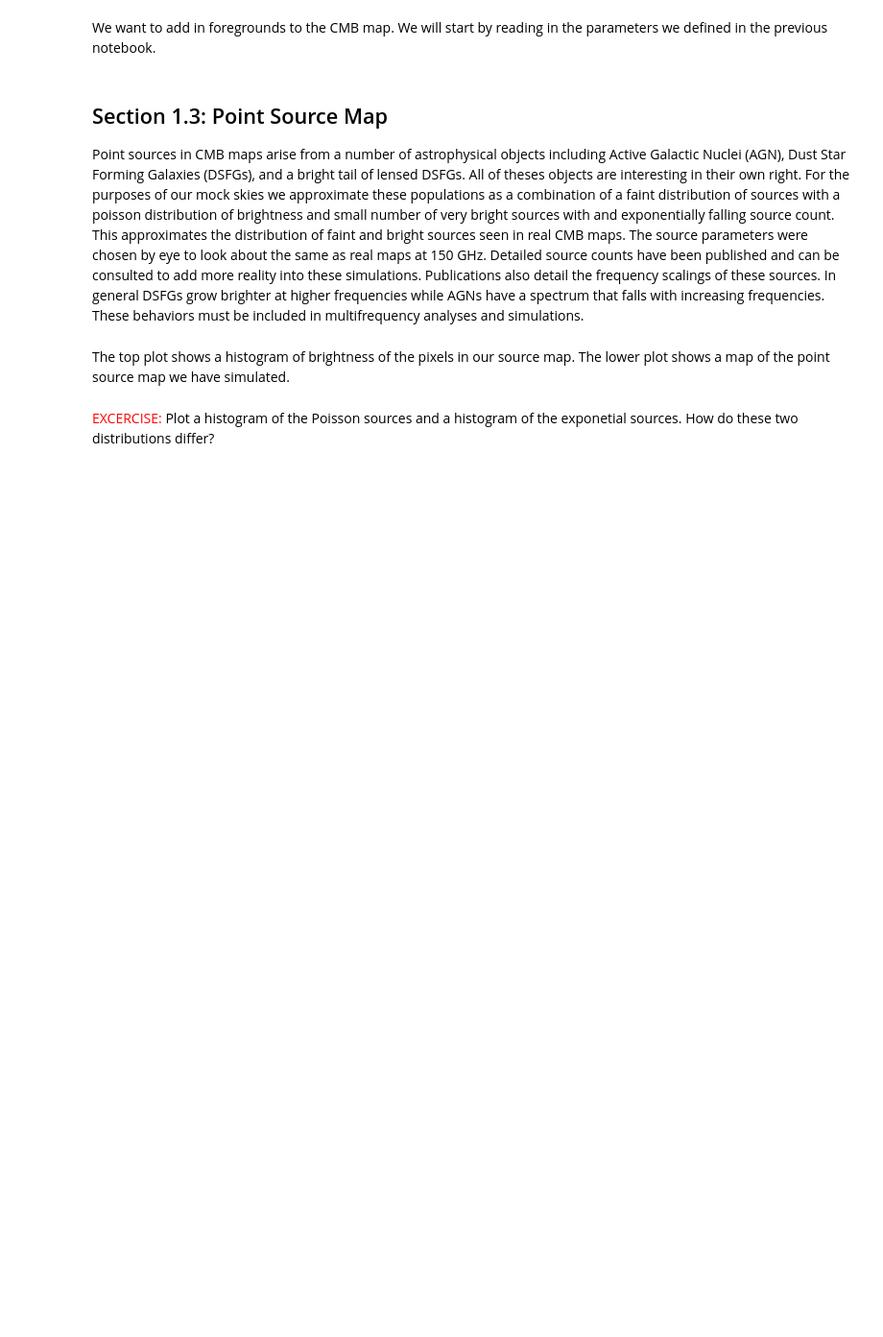
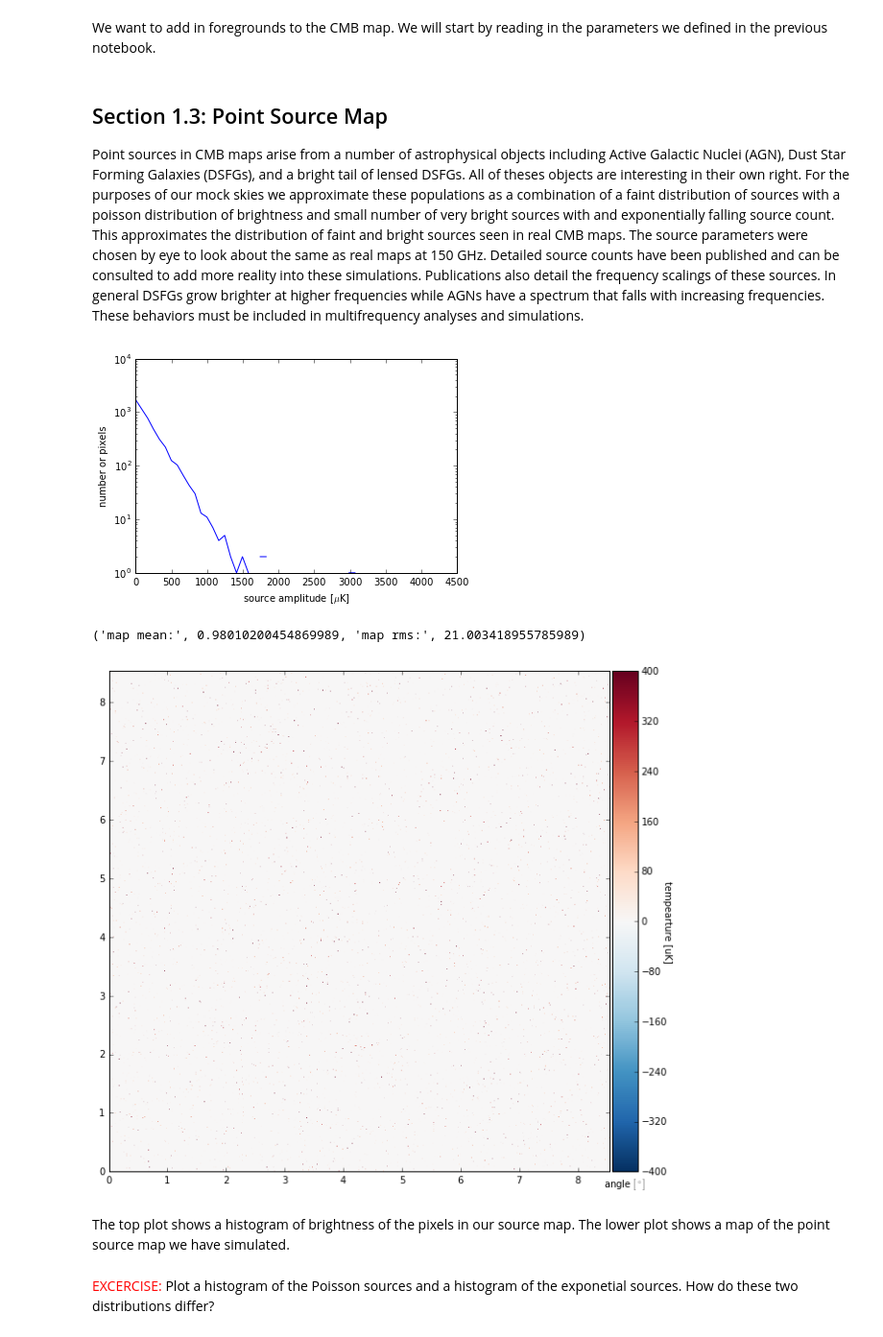
Before and after one commit to jeffmcm1977/CMBAnalysis_SummerSchool, a Jupyter notebook: CMB_Analysis_Summer_School_PartTwo.ipynb, the cells around one changed output. Shown at 96% size. Drawn from its saved outputs; the diff is of its cells as text; code cells hidden in the pictures; blank space fills up the shorter version.

```diff
--- a/CMB_Analysis_Summer_School_PartTwo.ipynb
+++ b/CMB_Analysis_Summer_School_PartTwo.ipynb
@@ -35,7 +35,7 @@ Number_of_Sources_EX = 50.
 Amplitude_of_Sources_EX = 1000.
 
 def Poisson_source_comonent(N,pix_size,Number_of_Sources,Amplitude_of_Sources):
-    "makes a realization of a nieve pointsource map"
+    "makes a realization of a naive pointsource map"
     PSMap = np.zeros([N,N])
     i = 0.
     while (i < Number_of_Sources):
@@ -46,34 +46,38 @@ def Poisson_source_comonent(N,pix_size,Number_of_Sources,Amplitude_of_Sources):
 
     return(PSMap)
   ###############################
 
 def Exponential_source_component(N,pix_size,Number_of_Sources_EX,Amplitude_of_Sources_EX):
-    "makes a realization of a nieve pointsource map"
+    "makes a realization of a naive pointsource map"
     PSMap = np.zeros([N,N])
     i = 0.
     while (i < Number_of_Sources_EX):
         pix_x = N*np.random.rand()
         pix_y = N*np.random.rand()
         PSMap[pix_x,pix_y] += np.random.exponential(Amplitude_of_Sources_EX)
         i = i + 1
 
     return(PSMap)
   ###############################
 
 ## make a point source map
 
 PSMap = Exponential_source_component(N,pix_size,Number_of_Sources,Amplitude_of_Sources)
 PSMap +=  Exponential_source_component(N,pix_size,Number_of_Sources_EX,Amplitude_of_Sources_EX)
 
 
 
 hist,bin_edges = np.histogram(PSMap,bins = 50,range=[.001,PSMap.max()])
 plt.semilogy(bin_edges[0:-1],hist)
 plt.xlabel('source amplitude [$\mu$K]')
 plt.ylabel('number or pixels')
 plt.show()
 
 p=Plot_CMB_Map(PSMap,c_min,c_max,X_width,Y_width)
+# %% [output]
+[figure, added]
+('map mean:', 0.98010200454869989, 'map rms:', 21.003418955785989)
+[figure, added]
 # %% [markdown]
 The top plot shows a histogram of brightness of the pixels in our source map.   The lower plot shows a map of the point source map we have simulated.
 # %% [markdown]
```
Also changed, not shown: parts of 3 cells of this notebook, 2 other files.
